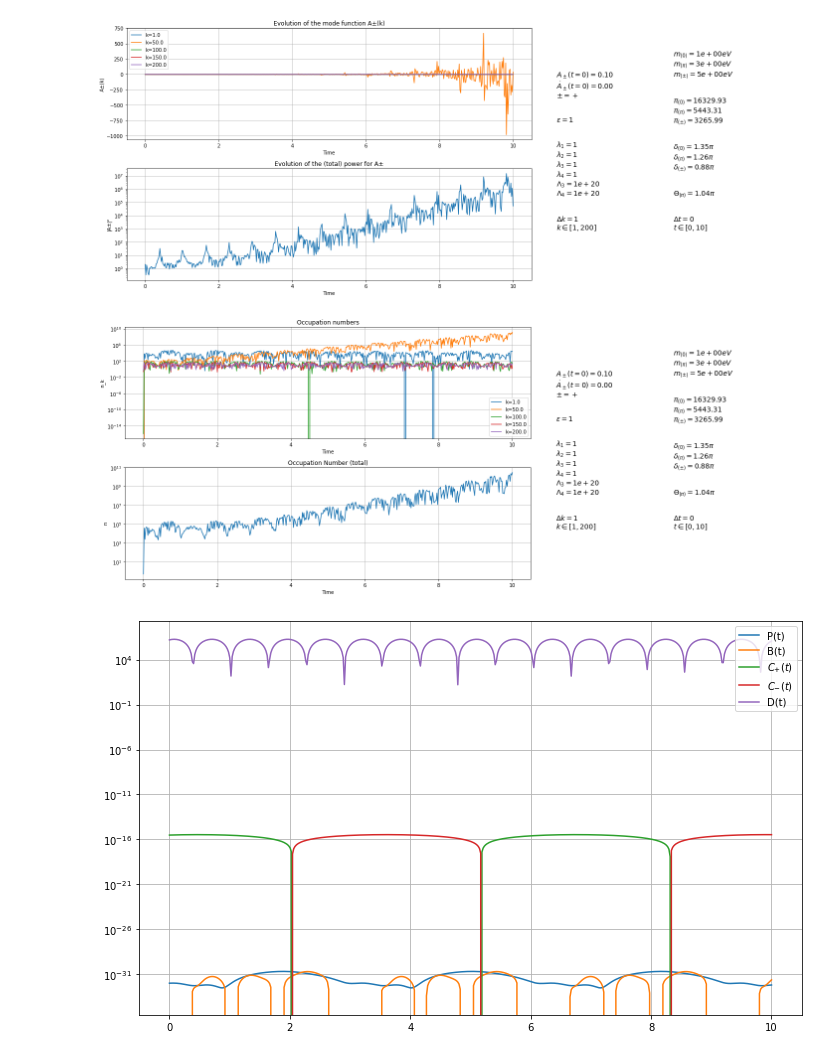
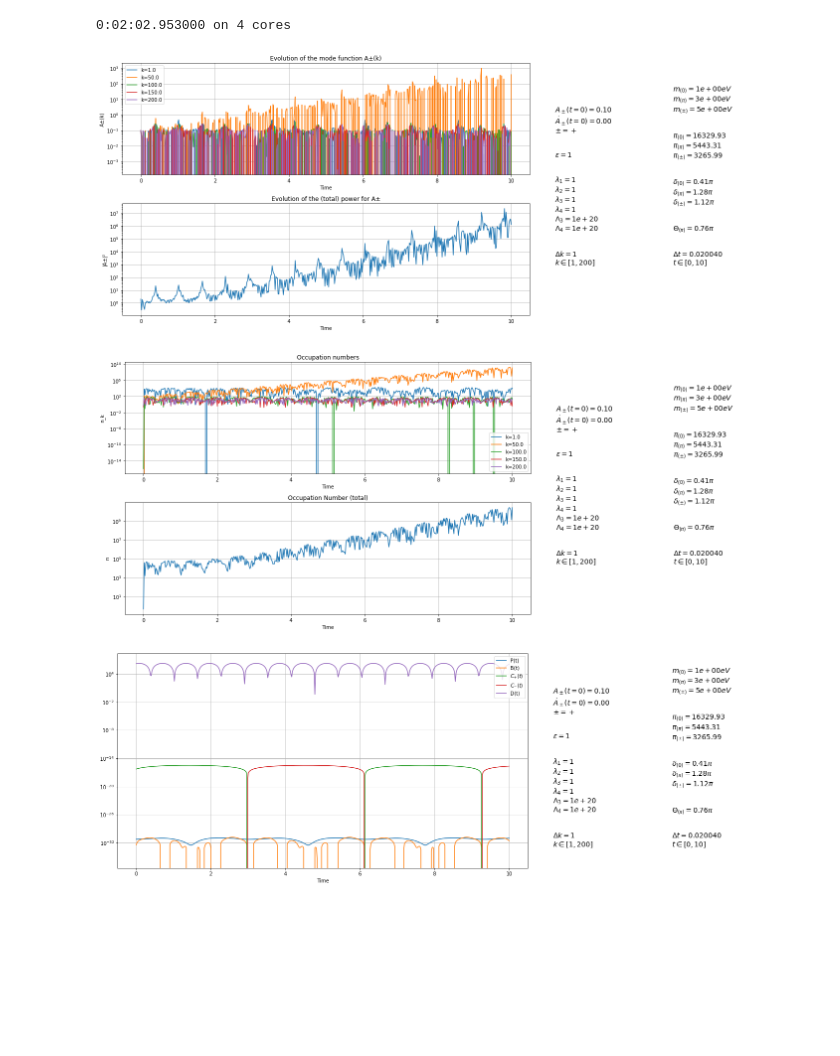
Before and after one commit to LoaneShark/pyAxiverse, a Jupyter notebook: pi-axiverse.ipynb, the cells around one changed output. Drawn from its saved outputs; the diff is of its cells as text; code cells hidden in the pictures; blank space fills up the shorter version.

```diff
--- a/pi-axiverse.ipynb
+++ b/pi-axiverse.ipynb
@@ -37,10 +50,9 @@ A_pm   = +1      # specify A± case (+1 or -1)
 # Parameters of model
 
 # masses for real, complex, and charged species in range (10e-8, 10e-4)
-scale = 1e-8              # eV
-#scale = 1
-m = scale * np.array([1., 3., 5.])
-
+#m_scale = 1e-8              # eV
+m_scale = 1
+m = m_scale * np.array([1., 3., 5.])
 
 # local DM densities/amplitudes for each species
 p    = np.array([1/3, 1/3, 1/3]) * p_t
@@ -120,16 +112,19 @@ solutions = np.zeros((len(k_values), 2, len(t)))                  # Array of sol
 # %%
 # Solve the differential equation for each k
-def solve_system(i,k):
-    sol = solve_ivp(system, t_span, y0, args=(k,), dense_output=True)
 
-    # Evaluate the solution at the times in the array
-    y = sol.sol(t)
+k_values, k_step = np.linspace(k_span[0], k_span[1], k_N, retstep=True)
+#k_values = np.linspace(1./100, 10, 100)
 
-    # Store the solution
-    solutions[i] = y
+# Initialize an array to store the solutions
+t, t_step = np.linspace(t_span[0], t_span[1], t_N, retstep=True)  # Array of times at which to evaluate
 
-    # `solutions` contains the solutions for A(t) for each k.
-    # e.g. `solutions[i]` is the solution for `k_values[i]`.
+# Set all parameters on the backend
+parameters = {"e": e, "F": F, "p_t": p_t, "eps": eps, "L3": L3, "L4": L4, "l1": l1, "l2": l2, "l3": l3, "l4": l4,
+              "A_0": A_0, "Adot_0": Adot_0, "A_pm": A_pm, "m": m, "p": p, "amps": amps, "d": d, "Th": Th}
+params = set_params(parameters, t_min=t_span[0], t_max=t_span[1], t_N=t_N, k_min=k_span[0], k_max=k_span[1], k_N=k_N)
 
-#%timeit for i, k in enumerate(k_values): solve_system(i,k)
-for i, k in enumerate(k_values): solve_system(i,k)
+# Solve the system, in parallel
+solutions, timestr = solve_system(local_system, jupyter=True, parallelize=True, num_cores=4)
+print(timestr)
+# %% [output]
+0:02:02.953000 on 4 cores
@@ -189,17 +142,17 @@ plt.subplot2grid((2,5), (0,0), colspan=3)
 for k_sample in k_samples:
     k_s = int(k_sample)
     #print(solutions[k_s, 0])
-    plt.plot(times, solutions[k_s, 0], label='k='+str(k_values[k_s]))
+    plt.plot(times, solutions[k_s][0], label='k='+str(k_values[k_s]))
 plt.title('Evolution of the mode function A'+signstr[0]+'(k)')
 plt.xlabel('Time')
 plt.ylabel('A'+signstr[0]+'(k)')
-#plt.yscale('log')
+plt.yscale('log')
 plt.legend()
 plt.grid()
 
 #plt.subplot(2,1,2)
 plt.subplot2grid((2,5), (1,0), colspan=3)
-plt.plot(times, [sum([np.abs(solutions[i,0,t_i])**2 for i in range(len(k_values))]) for t_i in range(len(times))])
+plt.plot(times, [sum([np.abs(solutions[i][0][t_i])**2 for i in range(len(k_values))]) for t_i in range(len(times))])
 plt.title('Evolution of the (total) power for A'+signstr[0])
 plt.xlabel('Time')
 plt.ylabel('|A'+signstr[0]+'|²')
@@ -219,11 +172,11 @@ plt.axis('off')
 plt.tight_layout()
 plt.show()
 # %% [output]
-[figure, old version]
+[figure, new version]
 # %%
 # Plot the occupation numbers
 w = lambda i: np.abs(k_values[i])
-n = lambda i: (w(i)/2) * (((np.square(np.abs(solutions[i,1])))/(np.square(w(i)))) + np.square(np.abs(solutions[i,0]))) - (1/2)
+n = lambda i: (w(i)/2) * (((np.square(np.abs(solutions[i][1])))/(np.square(w(i)))) + np.square(np.abs(solutions[i][0]))) - (1/2)
 times = t
 
 #k_samples = np.geomspace(1,len(k_values),num=5)
@@ -264,24 +217,37 @@ plt.axis('off')
 plt.tight_layout()
 plt.show()
 # %% [output]
-[figure, old version]
+[figure, new version]
 # %%
 # Compare model coefficient values over time
-plt.figure(figsize = (10,6))
+plt.figure(figsize = (20,7))
+times = t
 
+plt.subplot2grid((2,5), (0,0), colspan=3, rowspan=2)
 plt.plot(times, P(times),label="P(t)")
 plt.plot(times, B(times),label="B(t)")
 plt.plot(times, C(times,+1),label="$C_{%s}(t)$" % signstr[+1])
 plt.plot(times, C(times,-1),label="$C_{%s}(t)$" % signstr[-1])
 plt.plot(times, D(times),label="D(t)")
 
+plt.xlabel('Time')
+plt.yscale('log')
 plt.grid()
-plt.yscale('log')
 plt.legend()
+
+textstr1, textstr2 = get_text_params()
+
+plt.subplot2grid((2,5), (0,3), rowspan=2)
+plt.text(0.15, 0.1, textstr1, fontsize=14)
+plt.axis('off')
+
+plt.subplot2grid((2,5), (0,4), rowspan=2)
+plt.text(0, 0.1, textstr2, fontsize=14)
+plt.axis('off')
 
 plt.tight_layout()
 plt.show()
 # %% [output]
-[figure, old version]
+[figure, new version]
 # %%
 # Compare Alpha(t) and Beta(t) for a sampling of k values
```
Also changed, not shown: parts of 9 cells of this notebook, 1 other file.
